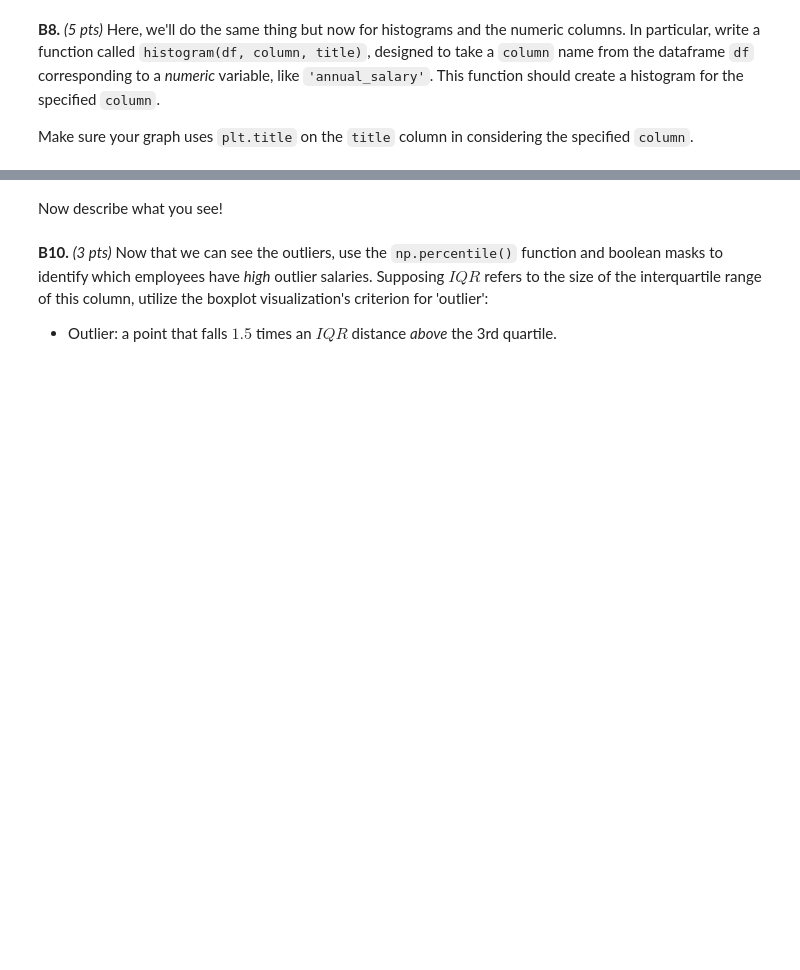
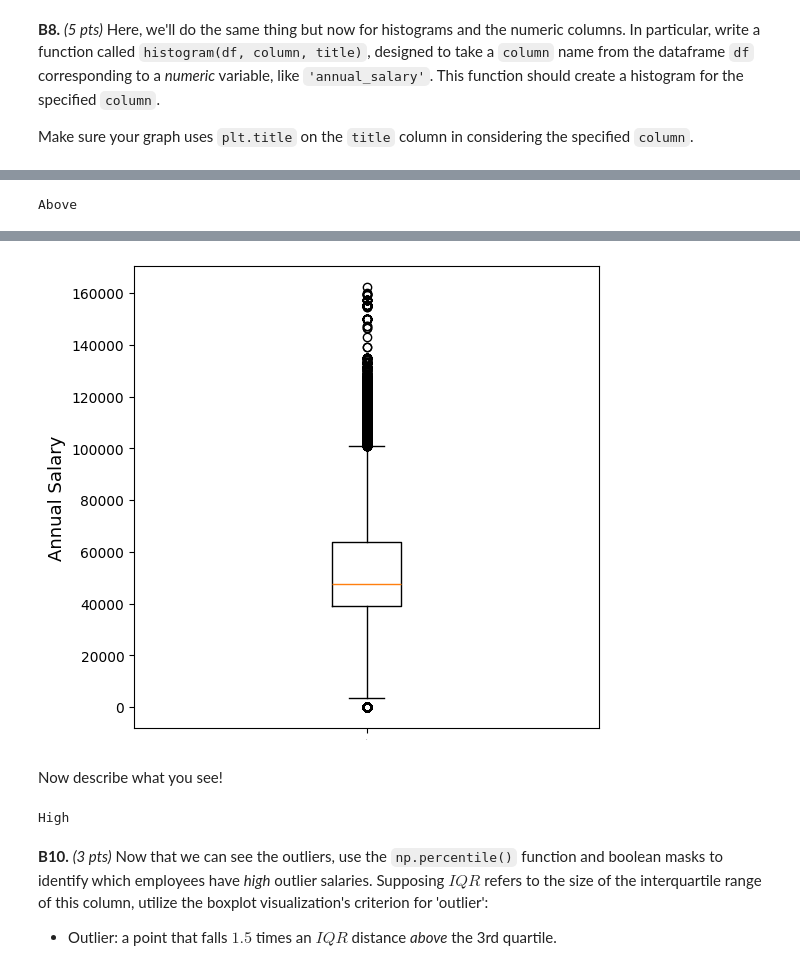
Before and after one commit to kahf10/DSCI-521-Group, a Jupyter notebook: Assignment2/module-B/A2-module-B_Kahf.ipynb, the cells around one changed output, grey strips where cells are left out. Saved outputs shown, nothing was run; the diff lists cells and outputs as text; code cells hidden in the pictures; blank space fills up the shorter version.

```diff
--- a/Assignment2/module-B/A2-module-B_Kahf.ipynb
+++ b/Assignment2/module-B/A2-module-B_Kahf.ipynb
@@ -238,7 +240,21 @@ def add_gender_column(df):
 
     #--- Your code starts here
 
+    # Initialize the gender detector
+    detector = gender.Detector(case_sensitive=False)
 
+    def map_gender(name):
+        result = detector.get_gender(name)
+        if result in ['male', 'mostly_male']:
+            return 'male'
+        elif result in ['female', 'mostly_female']:
+            return 'female'
+        else:
+            return 'unknown'
+
+    # Apply mapping function
+    df['gender'] = df['first_name'].apply(map_gender)
+    df = df[df['gender'] != 'unknown'] # Retain only employees with classified gender
 
     #--- Your code ends here
 
@@ -386,7 +458,9 @@ fig = histogram(df, 'annual_salary', "Annual salaries")
 
 # Does $100,000 salary appear to be above or below
 # the distribution center, e.g., above or below the mean/median?
-print("<Your Answer: Above or Below>")
+print("Above")
+# %% [output]
+Above
 # %% [markdown]
 __B9.__ _(2 pts)_ Next up, let's investigate the `"annual_salary"` column a bit further. Specifically, let's look at a boxplot of this column using `matplotlib.pyplot.plot.boxplot` as in the Chapter 3 notes.
 
@@ -396,24 +470,29 @@ For reference, your output should look like:
 # %%
 # B9:Inline(1/2)
 
 fig = plt.figure(figsize = (6, 6))
 
 #--- Your code starts here
 
+plt.boxplot(df['annual_salary'].dropna())
 
 
-#--- Your code ends ehre
+#--- Your code ends here
 
 _ = plt.ylabel("Annual Salary", fontsize = 13)
 _ = plt.xlabel("", fontsize = 13)
 _ = plt.xticks(fontsize = 0)
+# %% [output]
+[figure, added]
 # %% [markdown]
 Now describe what you see!
 # %%
 # B9:Inline(1/2)
 
 # Are there more high or low outliers in the distribution?
-print("<Your Answer: High or Low>")
+print("High")
+# %% [output]
+High
 # %% [markdown]
 __B10.__ _(3 pts)_ Now that we can see the outliers, use the `np.percentile()` function and boolean masks to identify which employees have _high_ outlier salaries. Supposing $IQR$ refers to the size of the interquartile range of this column, utilize the boxplot visualization's criterion for 'outlier':
 
```
Also changed, not shown: parts of 37 cells of this notebook, 3 other files.
